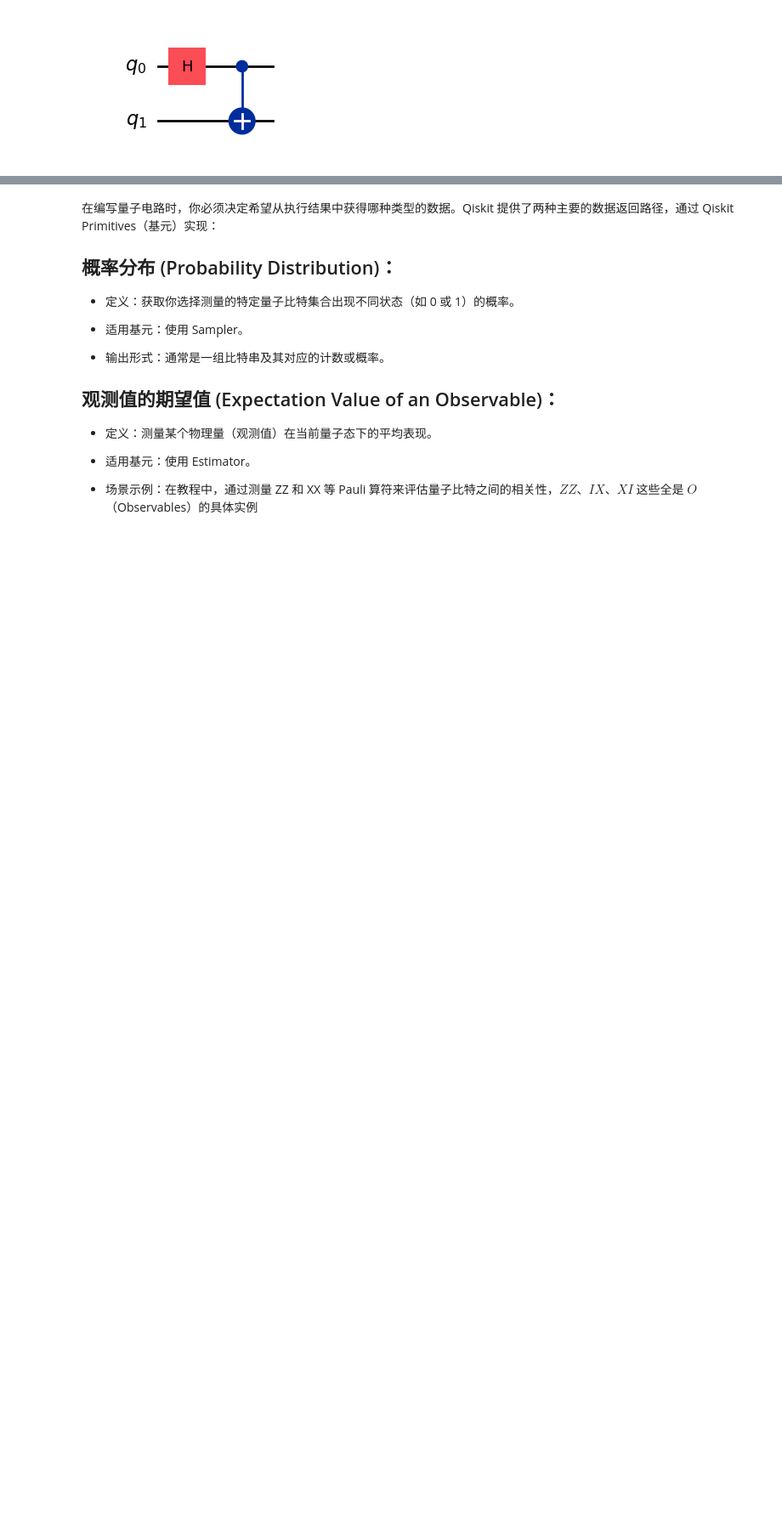
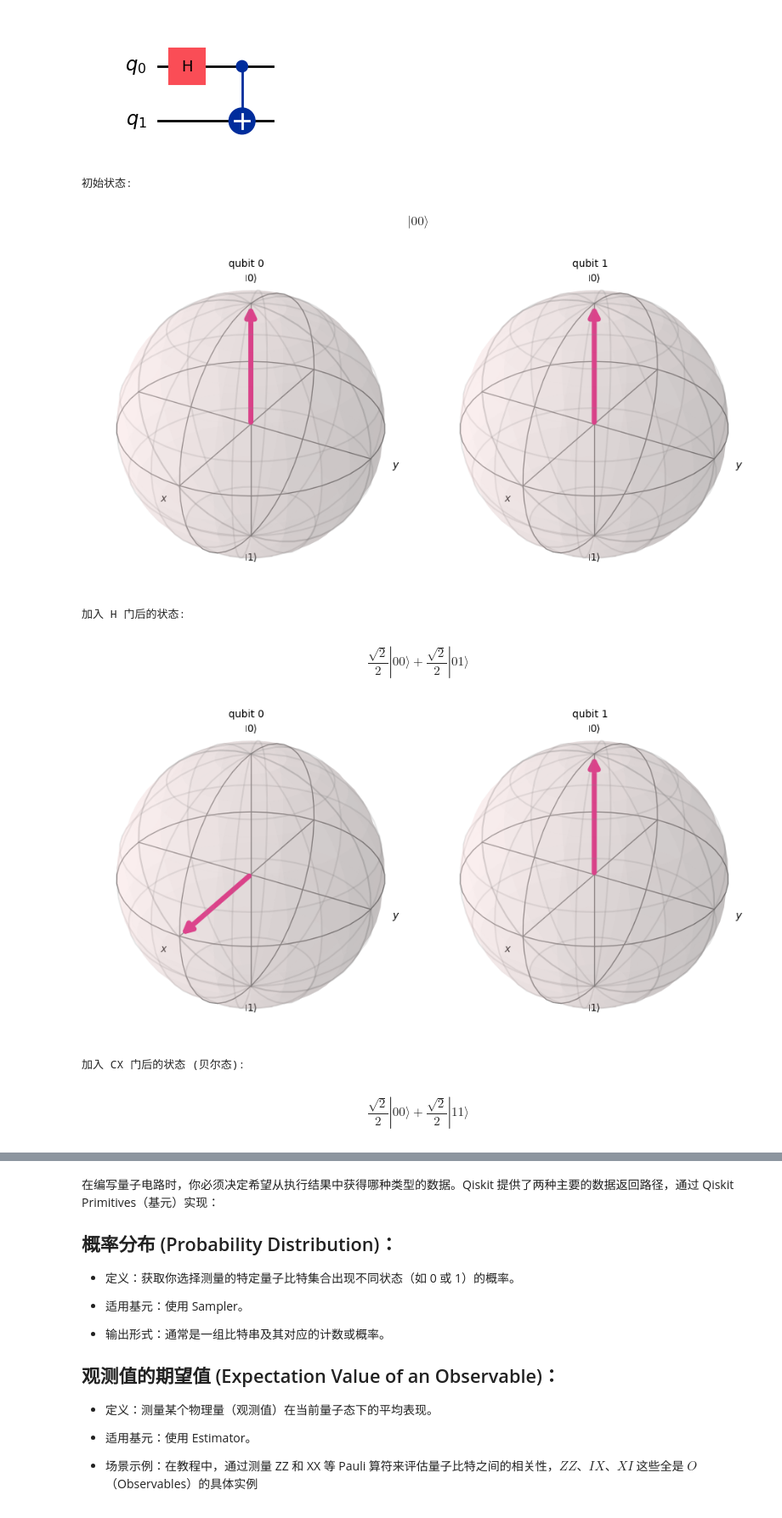
Before and after one commit to Junchi-Shen/Quantum_studies, a Jupyter notebook: IBM qubit tutor/Hello world.ipynb, the cells around one changed output, grey strips where cells are left out. Shown at 85% size. Saved outputs shown, nothing was run; the diff lists cells and outputs as text; code cells hidden in the pictures; blank space fills up the shorter version.

```diff
--- a/IBM qubit tutor/Hello world.ipynb
+++ b/IBM qubit tutor/Hello world.ipynb
@@ -57,3 +61,34 @@ qc.cx(0, 1)
 qc.draw("mpl")
 # %% [output]
 [figure]
+# %%
+from qiskit import QuantumCircuit
+from qiskit.quantum_info import Statevector
+
+# 1. 初始化
+qc = QuantumCircuit(2)
+print("初始状态:")
+display(Statevector.from_instruction(qc).draw('latex'))
+display(plot_bloch_multivector(Statevector.from_instruction(qc)))
+# 2. 加入 Hadamard 门
+qc.h(0)
+print("\n加入 H 门后的状态:")
+state1 = Statevector.from_instruction(qc)
+display(state1.draw('latex'))
+display(plot_bloch_multivector(state1))
+
+# 3. 加入 CX 门
+qc.cx(0, 1)
+print("\n加入 CX 门后的状态 (贝尔态):")
+state2 = Statevector.from_instruction(qc)
+display(state2.draw('latex'))
+display(plot_bloch_multivector(state2))
+# %% [output]
+初始状态:
+$$ |00\rangle$$
+[figure, added]
+加入 H 门后的状态:
+$$\frac{\sqrt{2}}{2} |00\rangle+\frac{\sqrt{2}}{2} |01\rangle$$
+[figure, added]
+加入 CX 门后的状态 (贝尔态):
+$$\frac{\sqrt{2}}{2} |00\rangle+\frac{\sqrt{2}}{2} |11\rangle$$
```
Also changed, not shown: parts of 11 cells of this notebook, 10 other files.
